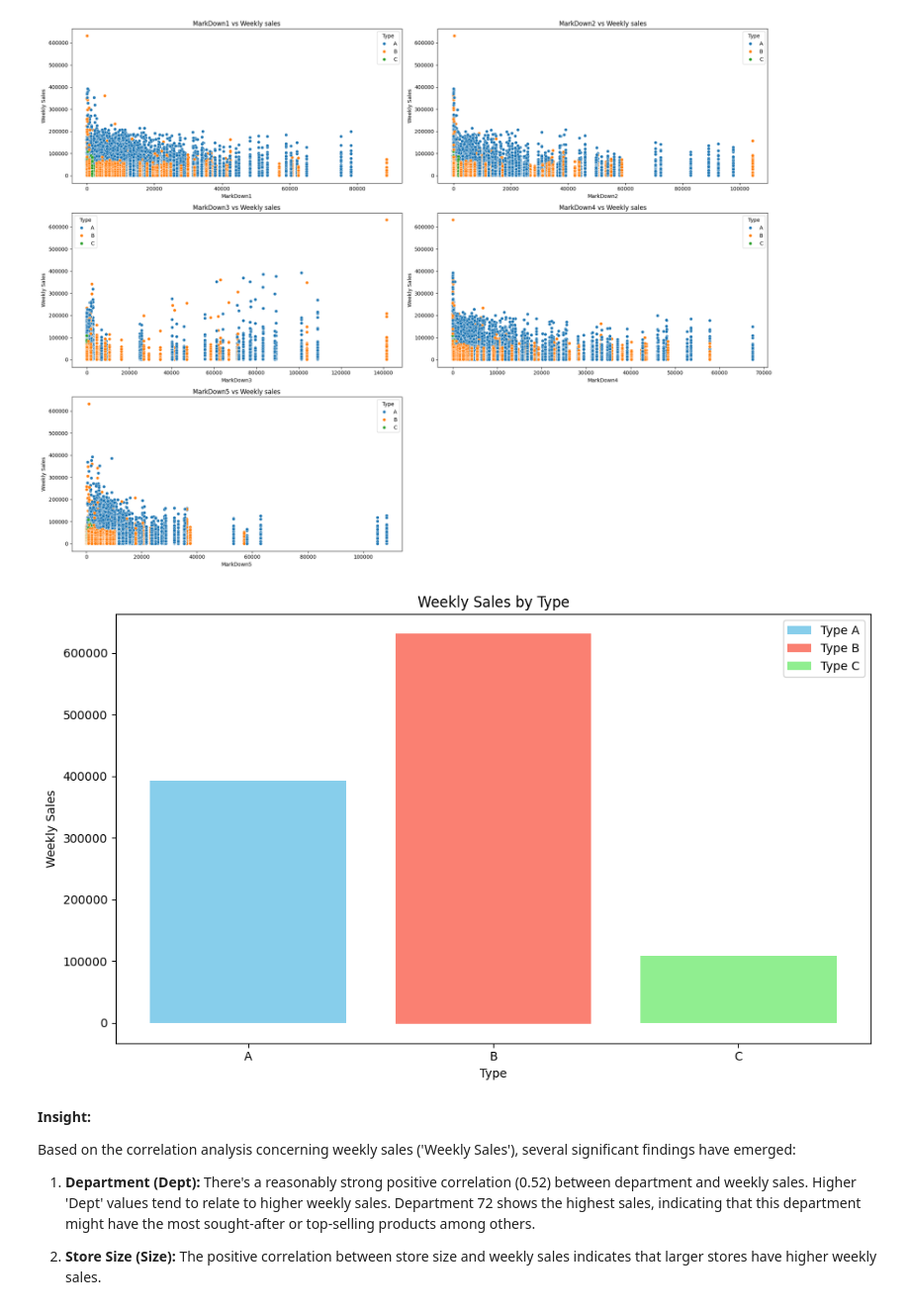
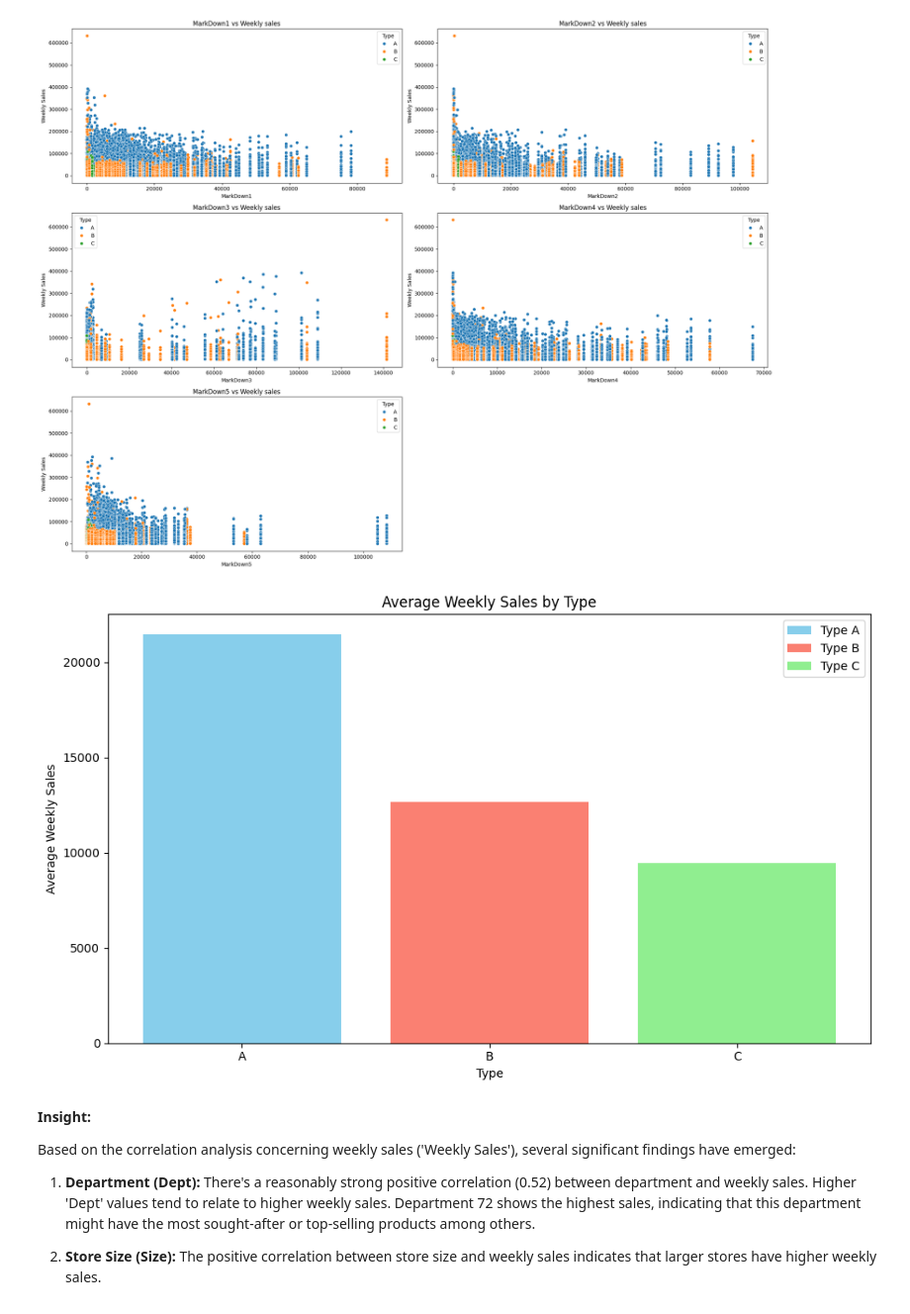
Before and after one commit to MichaelN20/FTDS-009-HCK-group-003, a Jupyter notebook: DA.ipynb, the cells around one changed output. Shown at 99% size. Cells and saved outputs as stored; diff of their text form; code cells hidden in the pictures.

```diff
--- a/DA.ipynb
+++ b/DA.ipynb
@@ -118,7 +118,7 @@ from sklearn.ensemble import AdaBoostRegressor
 *This section details the process of loading the dataset that will be utilized in this project.*
 # %%
 # Loading the csv file
-data = pd.read_csv("Walmart's Inventory Management and Demand Forecasting.csv")
+data = pd.read_csv("C:\BootcampHacktiv8\Phase2\FTDS-009-HCK-group-003\preprocessed_csv\Walmart's Inventory Management and Demand Forecasting.csv")
 # %% [markdown]
 ---
 # %% [markdown]
@@ -710,26 +710,26 @@ plt.show()
 # %% [output]
 [figure]
 # %%
+# Menghitung rata-rata penjualan mingguan berdasarkan tipe toko
+avg_sales_by_type = data_.groupby('Type')['Weekly_Sales'].mean().reset_index()
+
 # Create a color palette for different store types
 colors = {'A': 'skyblue', 'B': 'salmon', 'C': 'lightgreen'}
 
 plt.figure(figsize=(10, 6))
 
-# Create a bar plot with different colors for each store type
-for store_type in data_['Type'].unique():
-    plt.bar(data_[data_['Type'] == store_type]['Type'],
-            data_[data_['Type'] == store_type]['Weekly_Sales'],
-            color=colors[store_type],
-            label=f'Type {store_type}')
+# Membuat bar plot dengan warna berbeda untuk setiap tipe toko
+for index, row in avg_sales_by_type.iterrows():
+    plt.bar(row['Type'], row['Weekly_Sales'], color=colors[row['Type']], label=f'Type {row["Type"]}')
 
 plt.xlabel('Type')
-plt.ylabel('Weekly Sales')
-plt.title('Weekly Sales by Type')
+plt.ylabel('Average Weekly Sales')
+plt.title('Average Weekly Sales by Type')
 plt.legend()
 plt.tight_layout()
 plt.show()
 # %% [output]
-[figure, old version]
+[figure, new version]
 # %% [markdown]
 **Insight:**
 
```
Also changed, not shown: parts of 4 cells of this notebook.
